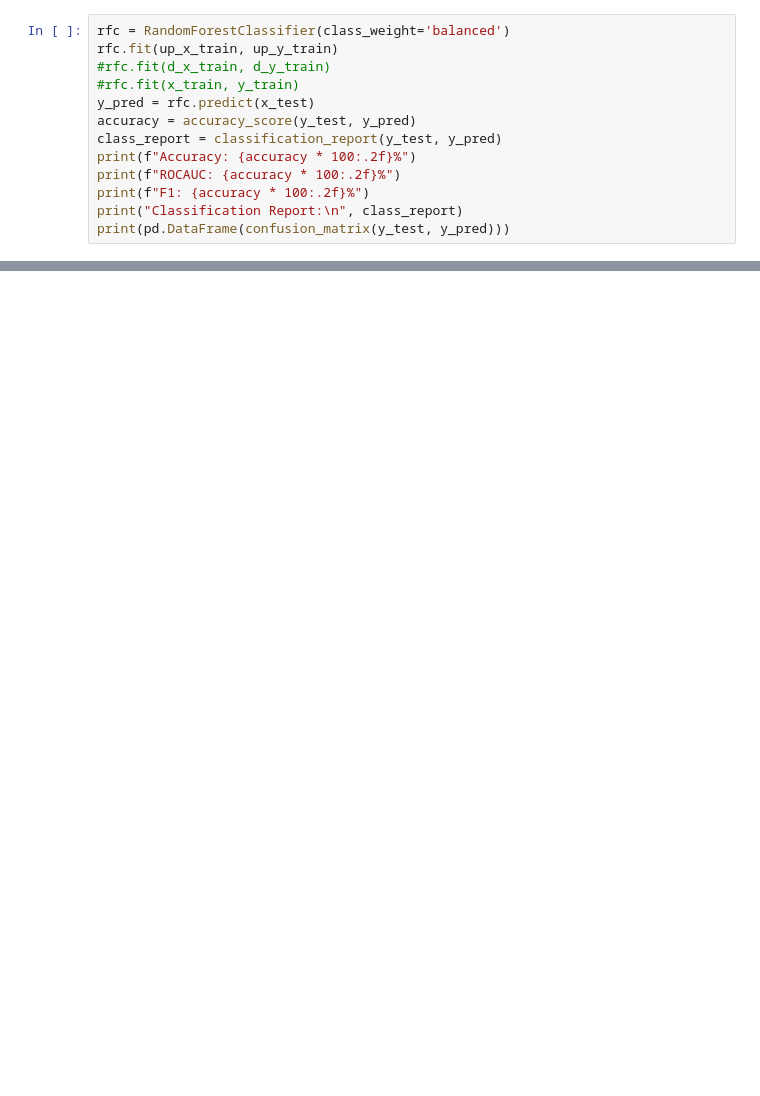
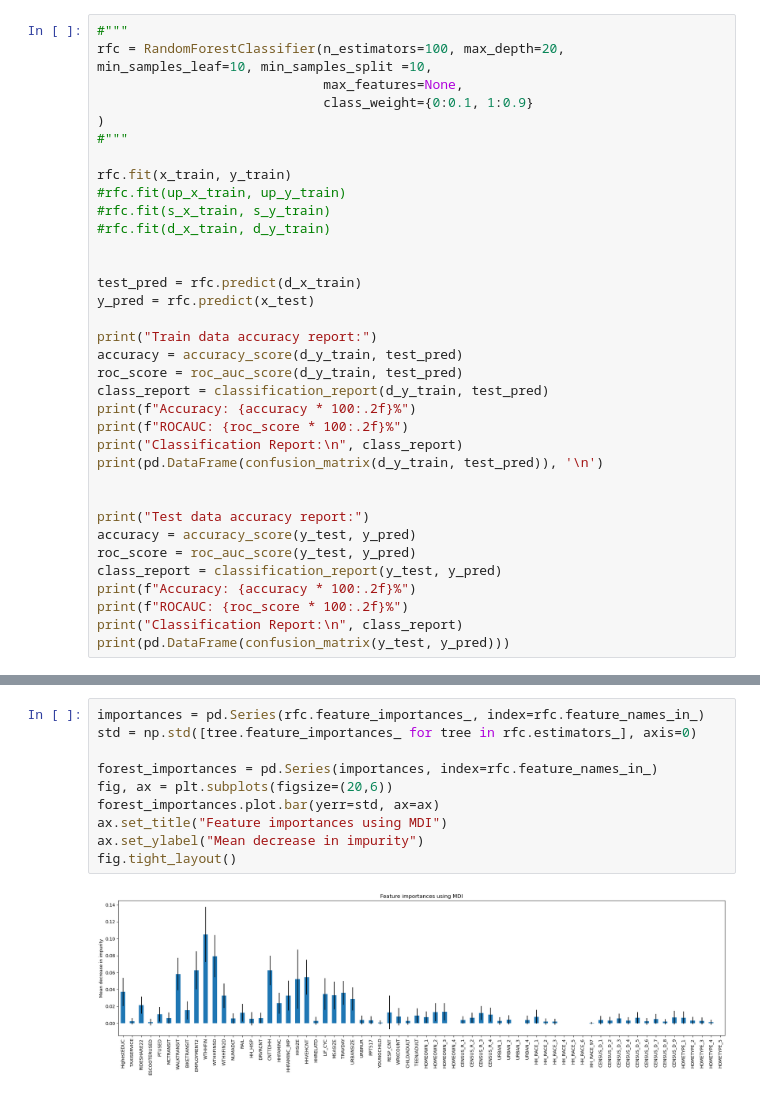
Before and after one commit to Jianwei-Gao/adsc_x_gm_team6, a Jupyter notebook: model.ipynb, the cells around one changed output, grey strips where cells are left out. Saved outputs shown, nothing was run; the diff lists cells and outputs as text; blank space fills up the shorter version.

Commit message:
Hyperparameter tuning, more feature engineering, feature importance extraction

```diff
--- a/model.ipynb
+++ b/model.ipynb
@@ -101,14 +107,36 @@ Confusion matrix
 # %%
-rfc = RandomForestClassifier(class_weight='balanced')
-rfc.fit(up_x_train, up_y_train)
+#"""
+rfc = RandomForestClassifier(n_estimators=100, max_depth=20, min_samples_leaf=10, min_samples_split =10,
+                             max_features=None,
+                             class_weight={0:0.1, 1:0.9}
+)
+#"""
+
+rfc.fit(x_train, y_train)
+#rfc.fit(up_x_train, up_y_train)
+#rfc.fit(s_x_train, s_y_train)
 #rfc.fit(d_x_train, d_y_train)
-#rfc.fit(x_train, y_train)
+
+
+test_pred = rfc.predict(d_x_train)
 y_pred = rfc.predict(x_test)
+
+print("Train data accuracy report:")
+accuracy = accuracy_score(d_y_train, test_pred)
+roc_score = roc_auc_score(d_y_train, test_pred)
+class_report = classification_report(d_y_train, test_pred)
+print(f"Accuracy: {accuracy * 100:.2f}%")
+print(f"ROCAUC: {roc_score * 100:.2f}%")
+print("Classification Report:\n", class_report)
+print(pd.DataFrame(confusion_matrix(d_y_train, test_pred)), '\n')
+
+
+print("Test data accuracy report:")
 accuracy = accuracy_score(y_test, y_pred)
+roc_score = roc_auc_score(y_test, y_pred)
 class_report = classification_report(y_test, y_pred)
 print(f"Accuracy: {accuracy * 100:.2f}%")
-print(f"ROCAUC: {accuracy * 100:.2f}%")
-print(f"F1: {accuracy * 100:.2f}%")
+print(f"ROCAUC: {roc_score * 100:.2f}%")
 print("Classification Report:\n", class_report)
 print(pd.DataFrame(confusion_matrix(y_test, y_pred)))
 # %% [output]
@@ -130,0 +160,12 @@ weighted avg       0.84      0.89      0.85      2150
+# %%
+importances = pd.Series(rfc.feature_importances_, index=rfc.feature_names_in_)
+std = np.std([tree.feature_importances_ for tree in rfc.estimators_], axis=0)
+
+forest_importances = pd.Series(importances, index=rfc.feature_names_in_)
+fig, ax = plt.subplots(figsize=(20,6))
+forest_importances.plot.bar(yerr=std, ax=ax)
+ax.set_title("Feature importances using MDI")
+ax.set_ylabel("Mean decrease in impurity")
+fig.tight_layout()
+# %% [output]
+[figure, added]
```
Also changed, not shown: parts of 13 cells of this notebook, 3 other files.
